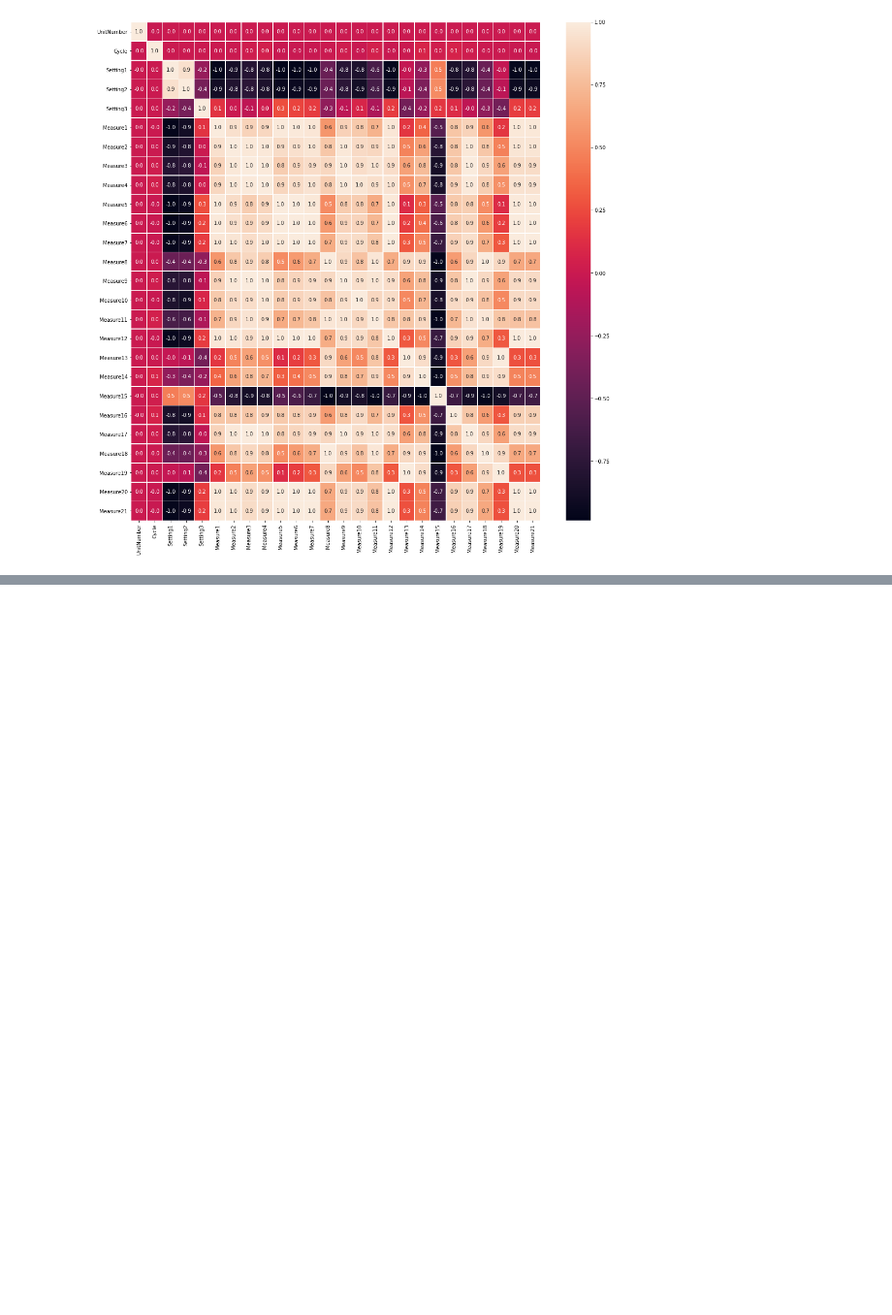
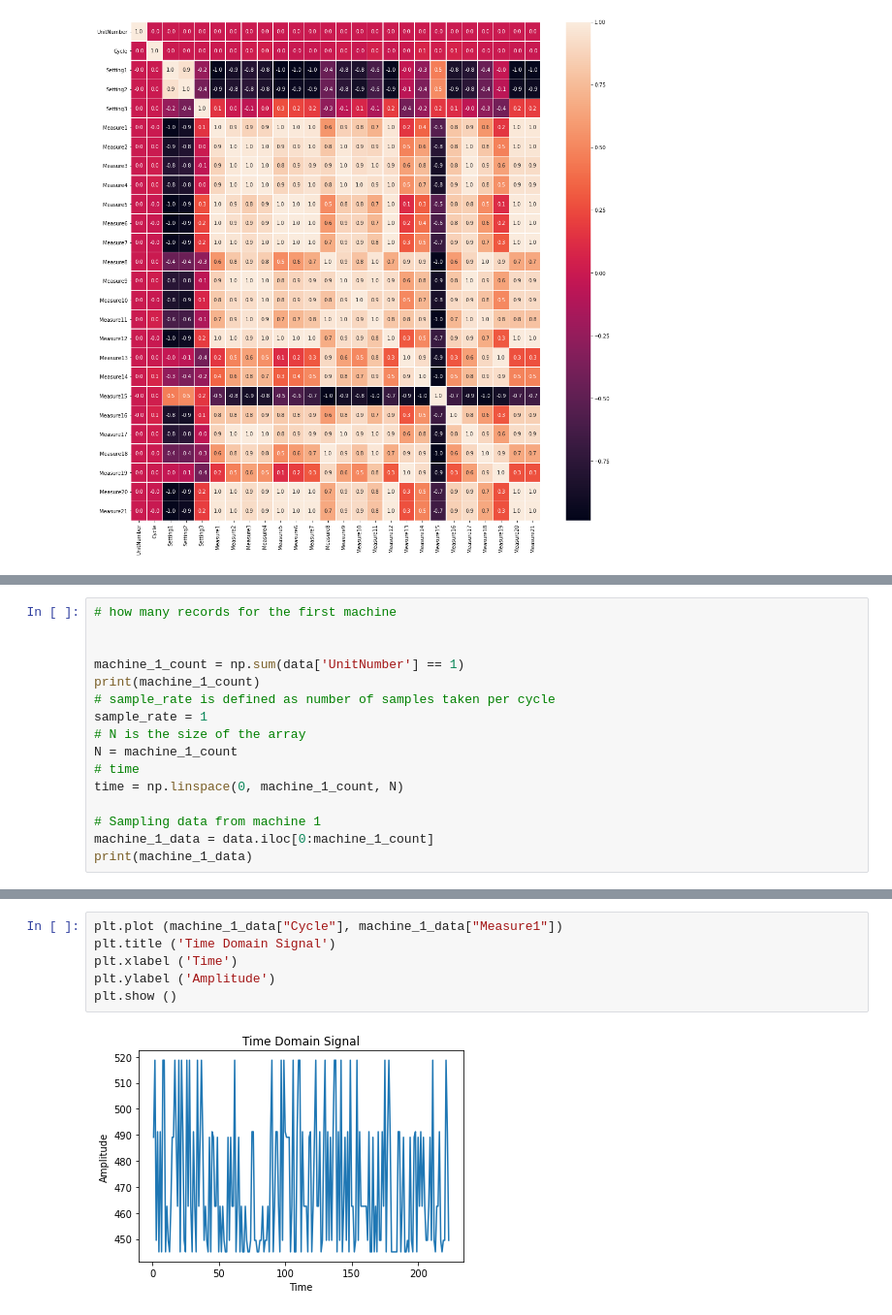
Before and after one commit to DGuilherme/TurbofanVibration, a Jupyter notebook: TurbofanVibrationDataset.ipynb, the cells around one changed output, grey strips where cells are left out. Shown at 97% size. Drawn from its saved outputs; the diff is of its cells as text; blank space fills up the shorter version.

```diff
--- a/TurbofanVibrationDataset.ipynb
+++ b/TurbofanVibrationDataset.ipynb
@@ -68,0 +83,16 @@ sns.heatmap(data.corr(),annot=True,linewidths=.5,fmt='.1f',ax=ax)
+# %%
+# how many records for the first machine
+
+
+machine_1_count = np.sum(data['UnitNumber'] == 1)
+print(machine_1_count)
+# sample_rate is defined as number of samples taken per cycle
+sample_rate = 1
+# N is the size of the array
+N = machine_1_count
+# time
+time = np.linspace(0, machine_1_count, N)
+
+# Sampling data from machine 1
+machine_1_data = data.iloc[0:machine_1_count]
+print(machine_1_data)
@@ -68,0 +115,8 @@ sns.heatmap(data.corr(),annot=True,linewidths=.5,fmt='.1f',ax=ax)
+# %%
+plt.plot (machine_1_data["Cycle"], machine_1_data["Measure1"])
+plt.title ('Time Domain Signal')
+plt.xlabel ('Time')
+plt.ylabel ('Amplitude')
+plt.show ()
+# %% [output]
+[figure, added]
```
Also changed, not shown: parts of 5 cells of this notebook.
